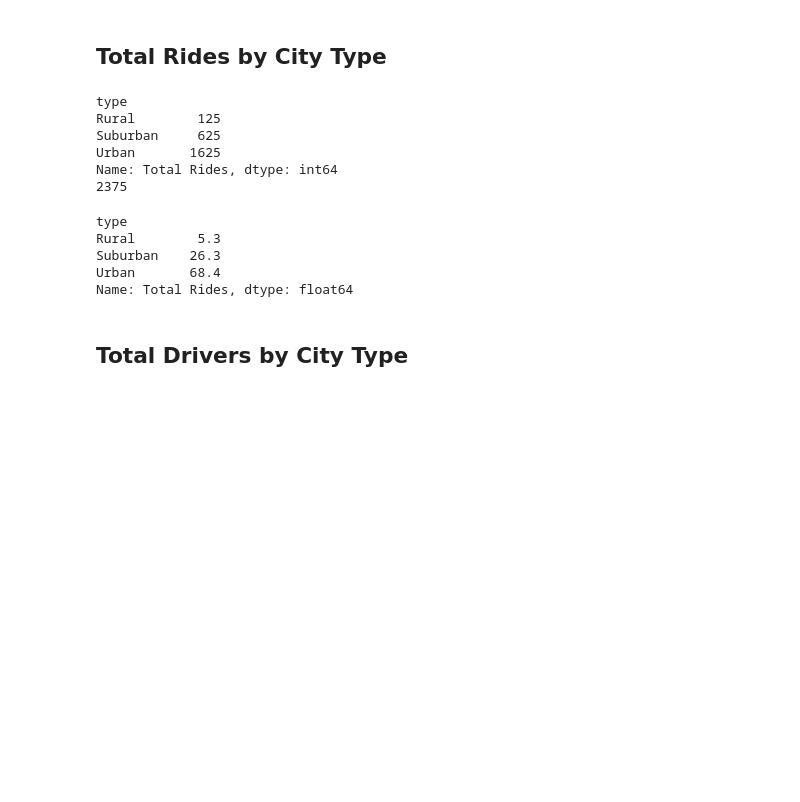
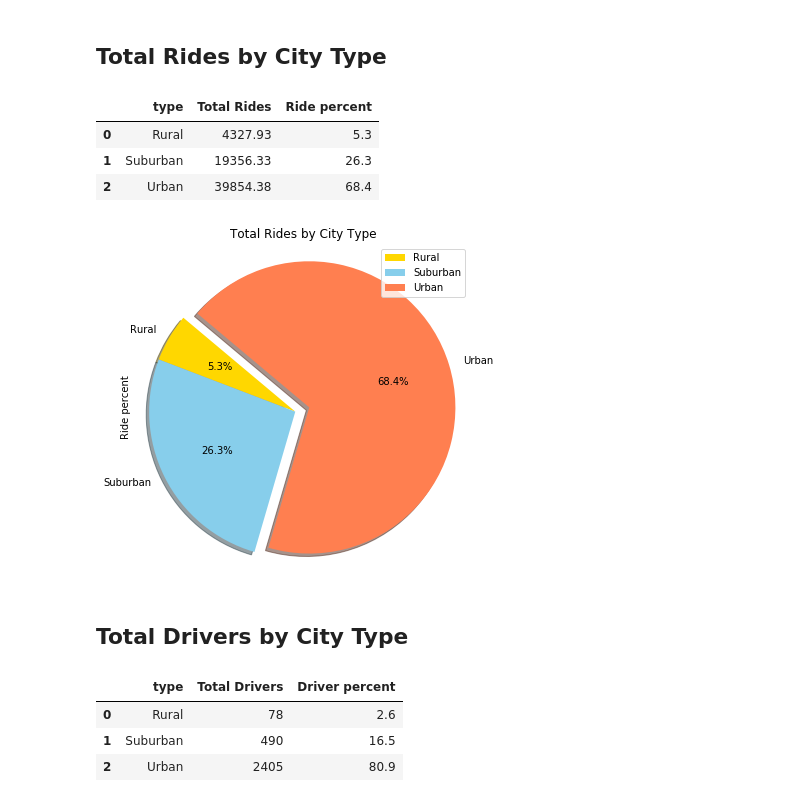
Before and after one commit to usn1485/MatPlotLibHomework, a Jupyter notebook: Instructions/Pyber/pyber_starter.ipynb, the cells around one changed output. Saved outputs shown, nothing was run; the diff lists cells and outputs as text; code cells hidden in the pictures; blank space fills up the shorter version.

Commit message:
Pyber finished

```diff
--- a/Instructions/Pyber/pyber_starter.ipynb
+++ b/Instructions/Pyber/pyber_starter.ipynb
@@ -134,34 +140,37 @@ plt.show()
 # %% [markdown]
 ## Total Rides by City Type
+# %%
+# Calculate Ride Percents
+
+Totalridesbytype=grpByType["Total Rides"].sum()
+
+TotalPyberRides=round(Totalridesbytype.sum(axis=0),2)
+
+Type_percents=round(Totalridesbytype/TotalPyberRides*100,1)
+
+TotalRides_df=pd.DataFrame({"Total Rides":TotalFarebytype,
+                            "Ride percent":Type_percents })
+
+TotalRides_df=TotalRides_df.reset_index()
+
+TotalRides_df
+# %% [output]
+|  | type | Total Rides | Ride percent |
+| 0 | Rural | 4327.93 | 5.3 |
+| 1 | Suburban | 19356.33 | 26.3 |
+| 2 | Urban | 39854.38 | 68.4 |
 # %%
-# Calculate Ride Percents
-grpByType=city_ride_df.groupby("type")
-Totalridesbytype=grpByType["Total Rides"].sum()
-
-TotalPyberRides=round(Totalridesbytype.sum(axis=0),2)
-
-
-Type_percents=round(Totalridesbytype/TotalPyberRides*100,1)
-
-
 labels=["Rural","Suburban","Urban"]
 explode = (0,0,0.1)
-colors = ["yellow","cyan","lightcoral"]
-plot = TotalFares_df.plot(kind='Pie',y='Fare percent', figsize=(6, 6),explode=explode,labels=labels,
-                          autopct="%1.1f%%",colors=colors,shadow=True,startangle=140,title="Total Fares by City Type")
+colors = ["gold","skyblue","coral"]
+plot = TotalRides_df.plot(kind='Pie',y='Ride percent', figsize=(6, 6),explode=explode,labels=labels,
+                          autopct="%1.1f%%",colors=colors,shadow=True,startangle=140,title="Total Rides by City Type")
 plt.axis("equal")
 
 # Save Figure
-plt.savefig("../Images/TotalFareByCityType.png")
+plt.savefig("../Images/TotalRidesByCityType.png")
+
+# Show Figure
+plt.show()
 # %% [output]
-type
-Rural        125
-Suburban     625
-Urban       1625
-Name: Total Rides, dtype: int64
-2375
-type
-Rural        5.3
-Suburban    26.3
-Urban       68.4
-Name: Total Rides, dtype: float64
+[figure, added]
@@ -181,0 +179,20 @@ plt.show()
+# %%
+# Calculate Driver Percents
+
+TotalDriversbytype=grpByType["Total Drivers"].sum()
+
+TotalDrivers=round(TotalDriversbytype.sum(axis=0),2)
+
+Type_percents=round(TotalDriversbytype/TotalDrivers*100,1)
+
+TotalDrivers_df=pd.DataFrame({"Total Drivers":TotalDriversbytype,
+                            "Driver percent":Type_percents })
+
+TotalDrivers_df=TotalDrivers_df.reset_index()
+
+TotalDrivers_df
+# %% [output]
+|  | type | Total Drivers | Driver percent |
+| 0 | Rural | 78 | 2.6 |
+| 1 | Suburban | 490 | 16.5 |
+| 2 | Urban | 2405 | 80.9 |
```
Also changed, not shown: parts of 14 cells of this notebook, 4 other files.
